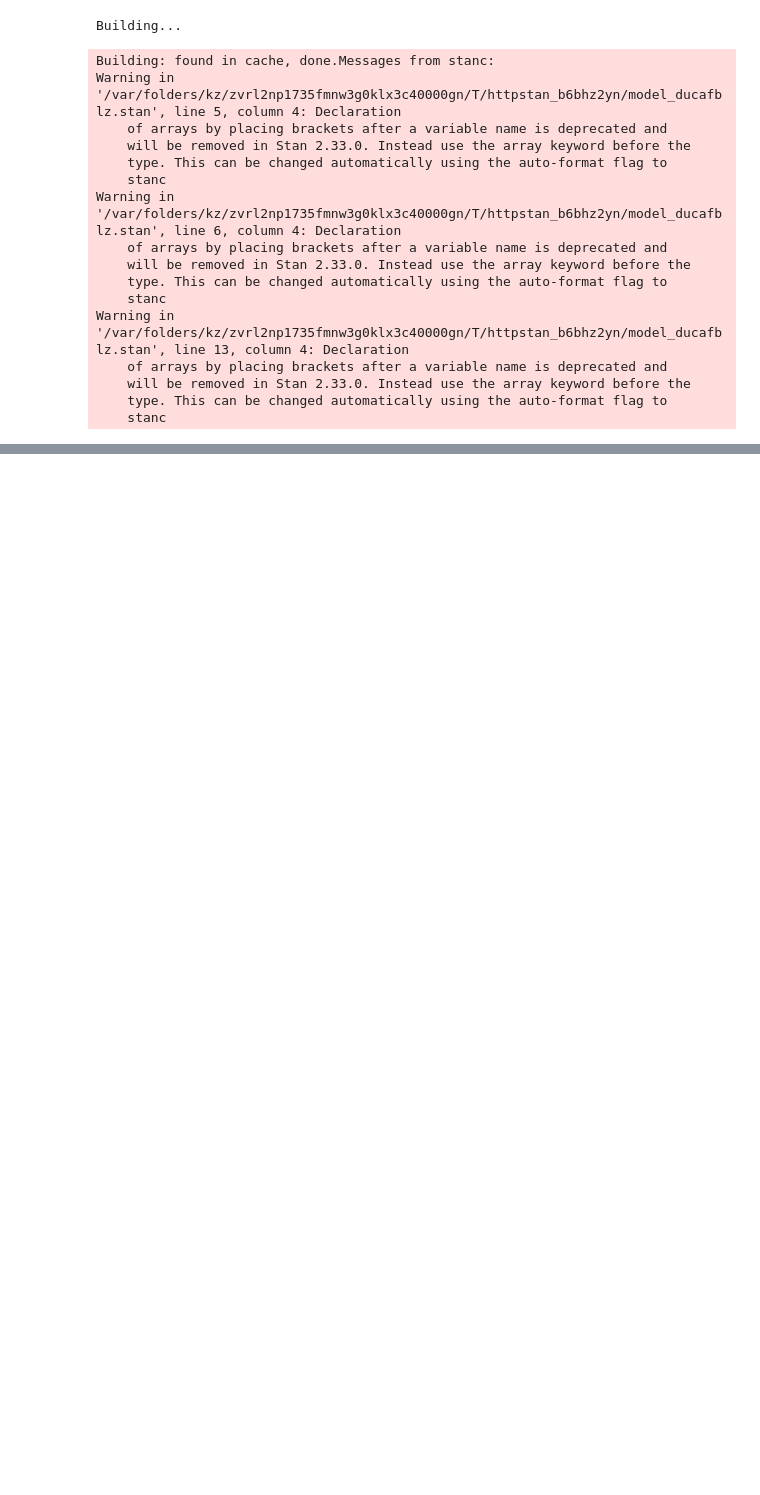
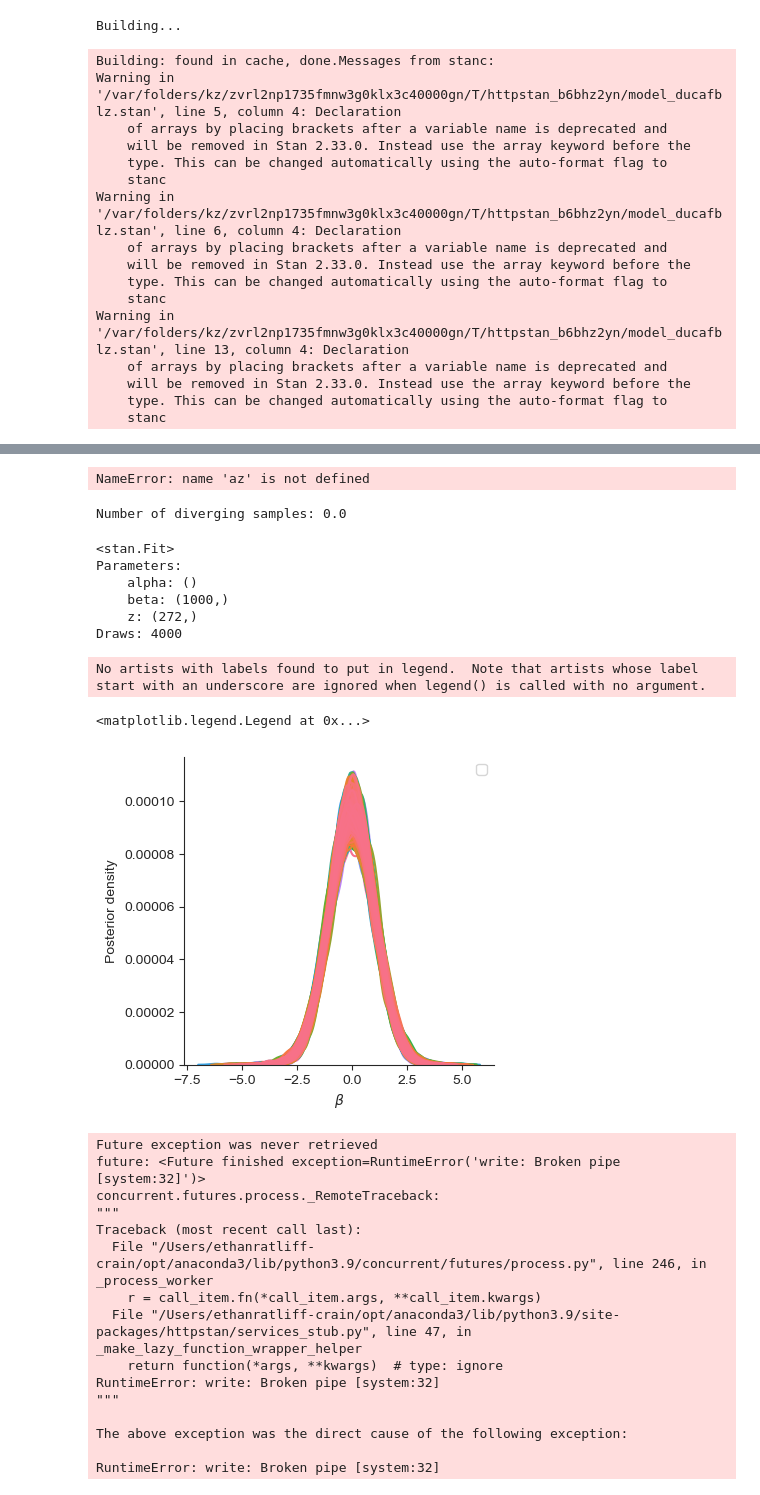
Before and after one commit to CamLunn/Bayesian-Logistic-Regression-Kidney-Disease, a Jupyter notebook: model_notebook_1.ipynb, the cells around one changed output, grey strips where cells are left out. Saved outputs shown, nothing was run; the diff lists cells and outputs as text; code cells hidden in the pictures; blank space fills up the shorter version.

```diff
--- a/model_notebook_1.ipynb
+++ b/model_notebook_1.ipynb
@@ -42,7 +37,7 @@ meta_df = pd.read_csv('./data/kidney_metadata.txt', sep='\t', quotechar='"')
 meta_df.rename(columns={'Unnamed: 0': 'ROI'}, inplace=True)
 meta_df['diagnosis'] = meta_df['slide name'].map(diagnose)
 # %%
-df = df.head(100)
+df = df.head(1000)
 threshold = 10
 column_list = [col for col in df.columns if col != 'gene' and sum(df[col]) >= 10]
 print(len(column_list))
@@ -192,0 +200,46 @@ NameError: name 'az' is not defined
+# %%
+az.plot_trace(fit_simple_az, var_names=['alpha', 'beta', 'sigma']);
+plt.tight_layout()
+# %% [output]
+NameError: name 'az' is not defined
+# %%
+# any diverging transitions?
+print("Number of diverging samples: {}".format(fit['divergent__'].sum()))
+# %% [output]
+Number of diverging samples: 0.0
+# %%
+print(fit)
+# %% [output]
+<stan.Fit>
+Parameters:
+    alpha: ()
+    beta: (1000,)
+    z: (272,)
+Draws: 4000
+# %%
+# posterior of z
+plt.figure(figsize=(4, 4))
+sns.kdeplot(fit['beta'][:])
+plt.xlabel(r"$\beta$")
+plt.ylabel("Posterior density")
+sns.despine()
+plt.legend()
+# %% [output]
+No artists with labels found to put in legend.  Note that artists whose label start with an underscore are ignored when legend() is called with no argument.
+<matplotlib.legend.Legend at 0x...>
+[figure, added]
+Future exception was never retrieved
+future: <Future finished exception=RuntimeError('write: Broken pipe [system:32]')>
+concurrent.futures.process._RemoteTraceback:
+"""
+Traceback (most recent call last):
+  File "/Users/ethanratliff-crain/opt/anaconda3/lib/python3.9/concurrent/futures/process.py", line 246, in _process_worker
+    r = call_item.fn(*call_item.args, **call_item.kwargs)
+  File "/Users/ethanratliff-crain/opt/anaconda3/lib/python3.9/site-packages/httpstan/services_stub.py", line 47, in _make_lazy_function_wrapper_helper
+    return function(*args, **kwargs)  # type: ignore
+RuntimeError: write: Broken pipe [system:32]
+"""
+
+The above exception was the direct cause of the following exception:
+
+RuntimeError: write: Broken pipe [system:32]
```
Also changed, not shown: parts of 11 cells of this notebook.
